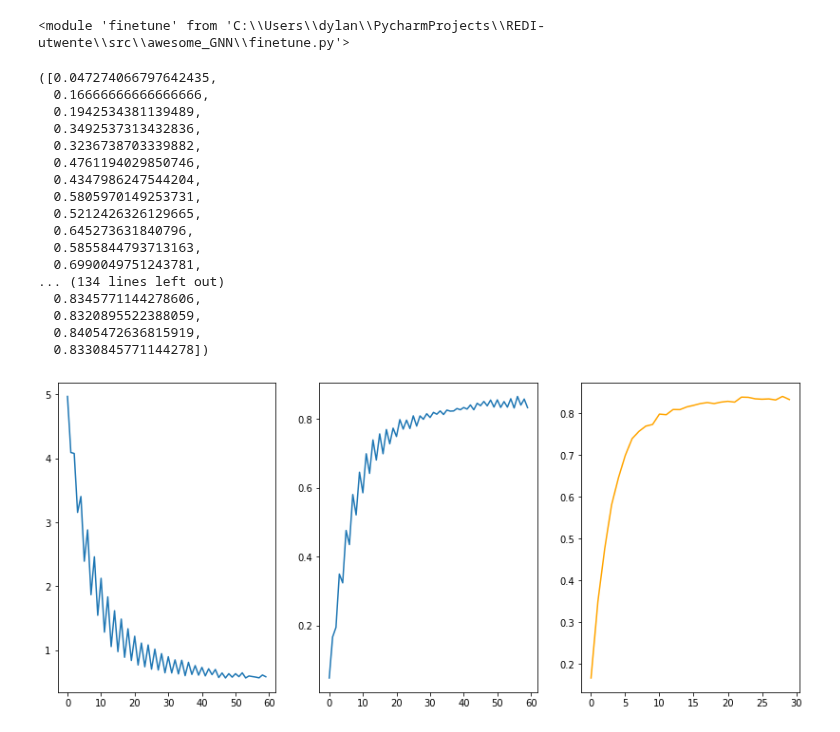
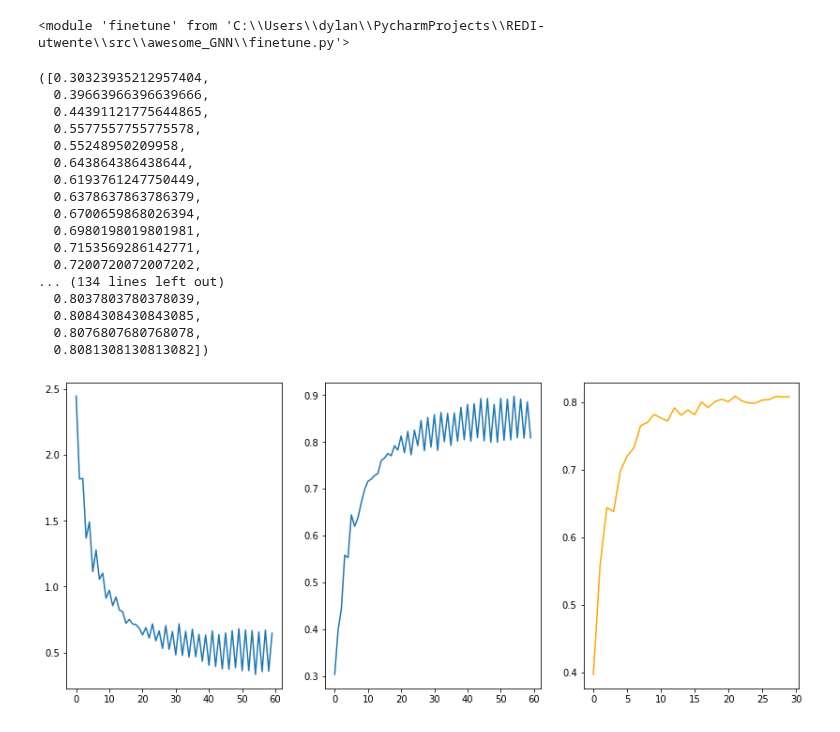
Before and after one commit to TheDylanM/REDI-utwente, a Jupyter notebook: src/awesome_GNN/retrain_final_classifier.ipynb, the cells around one changed output. Drawn from its saved outputs; the diff is of its cells as text; code cells hidden in the pictures.

```diff
--- a/src/awesome_GNN/retrain_final_classifier.ipynb
+++ b/src/awesome_GNN/retrain_final_classifier.ipynb
@@ -28,34 +28,34 @@ importlib.reload(finetune)
 # %%
 model_props = {
     'name': 'resnet',
-    'dataset': 'StanfordCars',
+    'dataset': 'FGVC-Aircraft',
     'epochs': 30
 }
 model_load_path = finetune.format_model_path(model_props['name'],
                                              model_props['dataset'],
                                              model_props['epochs'])
 
 checkpoint = finetune.load_checkpoint(model_load_path)
 finetune.get_information_from_checkpoint(checkpoint, plot=True)
 # %% [output]
-([0.047274066797642435,
-  0.16666666666666666,
-  0.1942534381139489,
-  0.3492537313432836,
-  0.3236738703339882,
-  0.4761194029850746,
-  0.4347986247544204,
-  0.5805970149253731,
-  0.5212426326129665,
-  0.645273631840796,
-  0.5855844793713163,
-  0.6990049751243781,
+([0.30323935212957404,
+  0.39663966396639666,
+  0.44391121775644865,
+  0.5577557755775578,
+  0.55248950209958,
+  0.643864386438644,
+  0.6193761247750449,
+  0.6378637863786379,
+  0.6700659868026394,
+  0.6980198019801981,
+  0.7153569286142771,
+  0.7200720072007202,
 ... (134 lines left out)
-  0.8345771144278606,
-  0.8320895522388059,
-  0.8405472636815919,
-  0.8330845771144278])
+  0.8037803780378039,
+  0.8084308430843085,
+  0.8076807680768078,
+  0.8081308130813082])
-[figure, old version]
+[figure, new version]
 # %%
 # Loading certain model
 model_props = {
```
Also changed, not shown: parts of 2 cells of this notebook, 2 other files.
